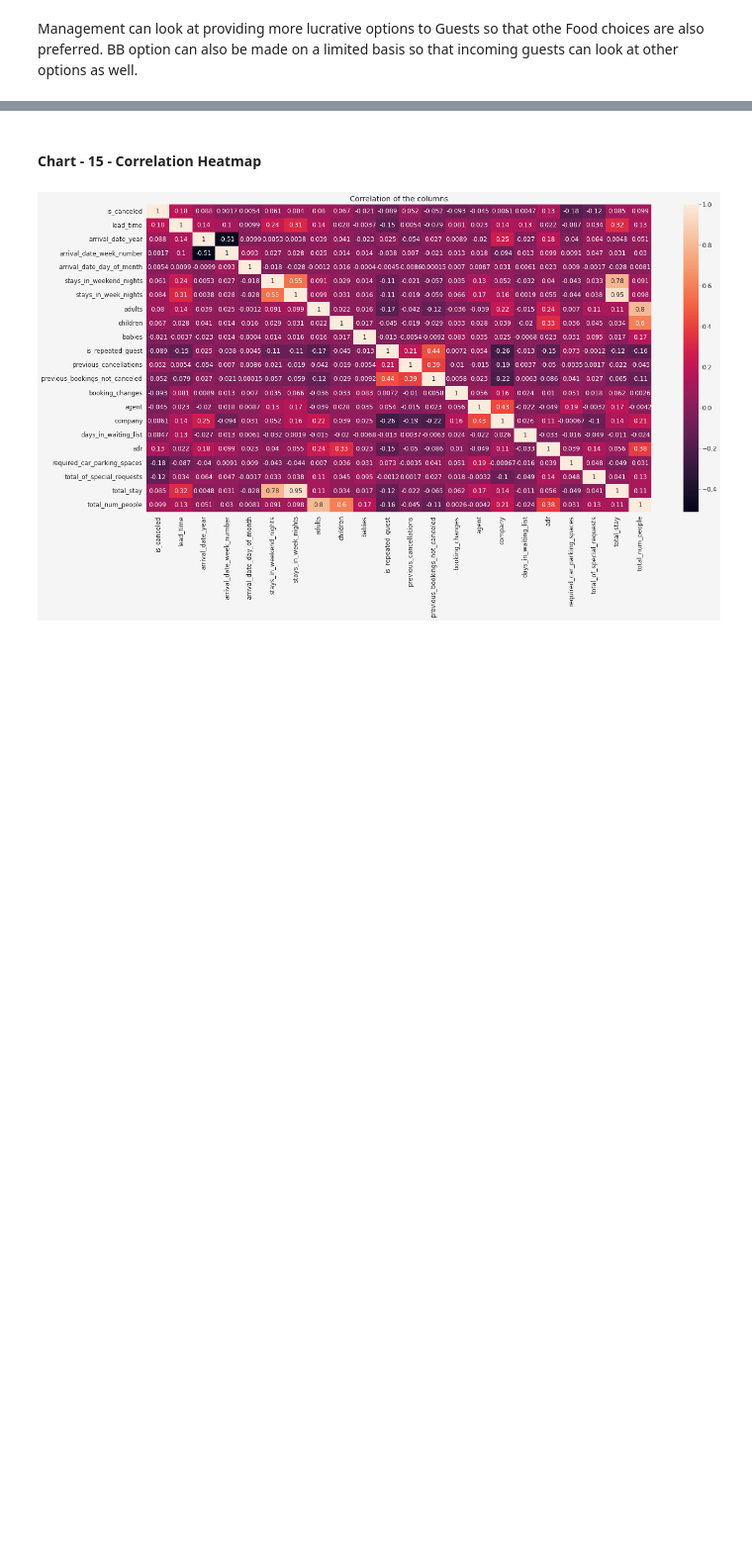
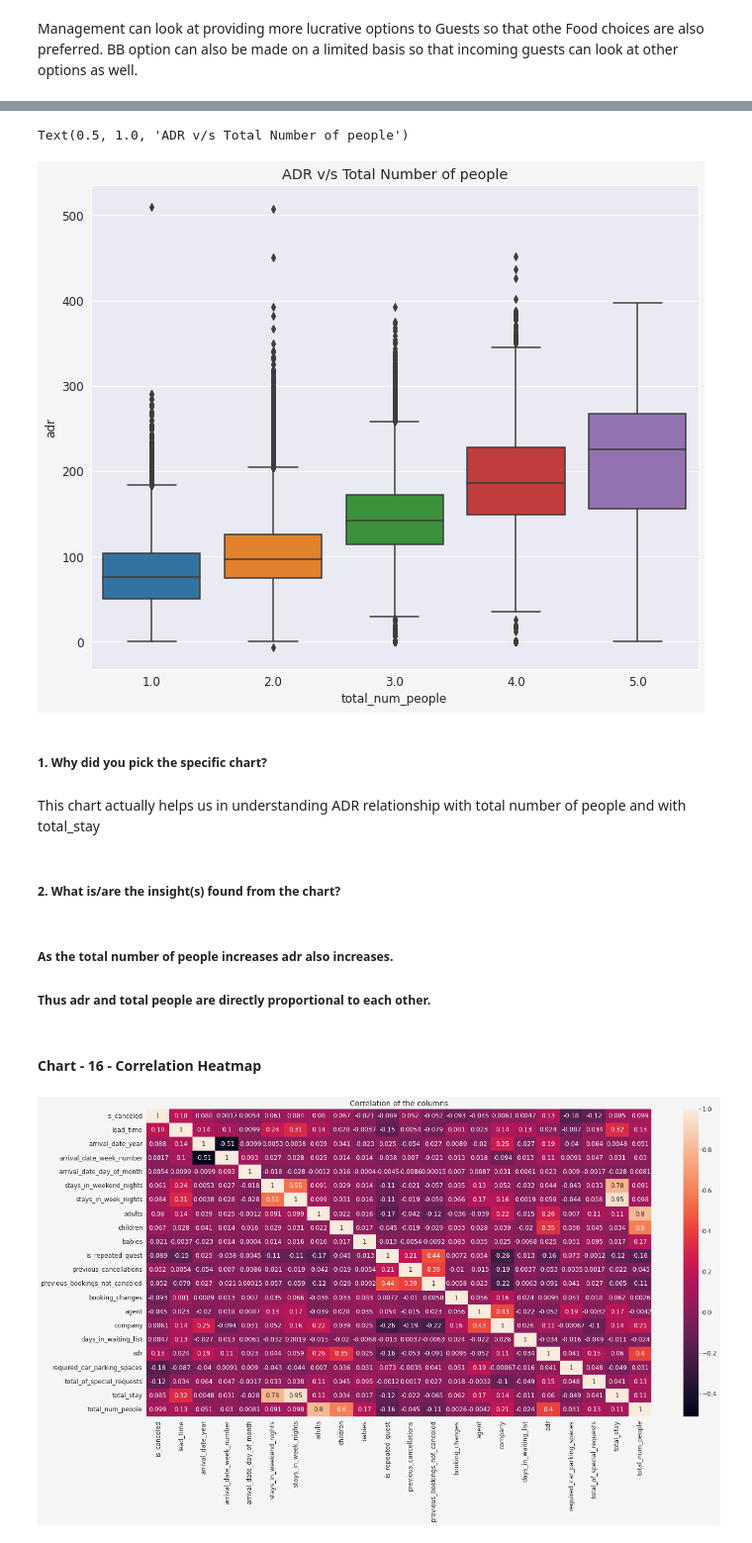
Before and after one commit to abhiwavhal/EDA-HOTEL-BOOKING-ANALYSIS, a Jupyter notebook: Team_Hotel_booking_EDA_Submission.ipynb, the cells around one changed output, grey strips where cells are left out. Shown at 99% size. Saved outputs shown, nothing was run; the diff lists cells and outputs as text; code cells hidden in the pictures; blank space fills up the shorter version.

```diff
--- a/Team_Hotel_booking_EDA_Submission.ipynb
+++ b/Team_Hotel_booking_EDA_Submission.ipynb
@@ -886,5 +918,28 @@ Management can look at providing more lucrative options to Guests so that othe F
+# %%
+# Chart - 6 visualization code
+plt.figure(figsize=(11,9))
+df2=df1[df1['total_num_people'] < 6]
+
+sns.boxplot(x=df2['total_num_people'],y=df2['adr'])
+
+# set lables
+plt.title('ADR v/s Total Number of people')
+#As the total number of people increases adr also increases.
+#Thus adr and total people are directly proportional to each other.
+# %% [output]
+Text(0.5, 1.0, 'ADR v/s Total Number of people')
+[figure, added]
+# %% [markdown]
+##### 1. Why did you pick the specific chart?
+# %% [markdown]
+This chart actually helps us in understanding ADR relationship with total number of people and with total_stay
+# %% [markdown]
+##### 2. What is/are the insight(s) found from the chart?
+# %% [markdown]
+##### As the total number of people increases adr also increases.
+##### Thus adr and total people are directly proportional to each other.
 # %% [markdown]
-#### Chart - 15 - Correlation Heatmap
+#### Chart - 16 - Correlation Heatmap
 # %%
 # Correlation Heatmap visualization code
 plt.figure(figsize=(22,11))
```
Also changed, not shown: parts of 19 cells of this notebook.
